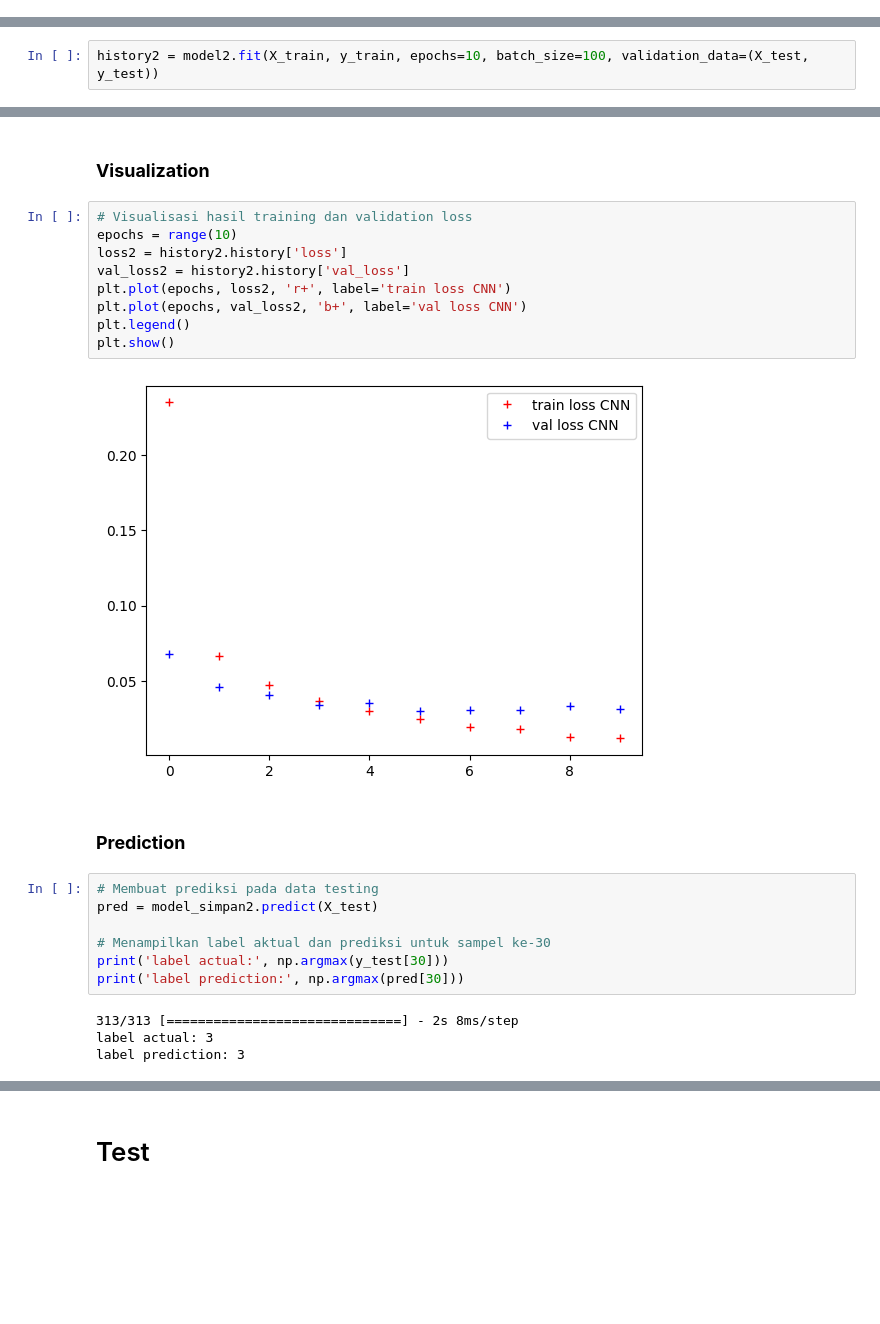
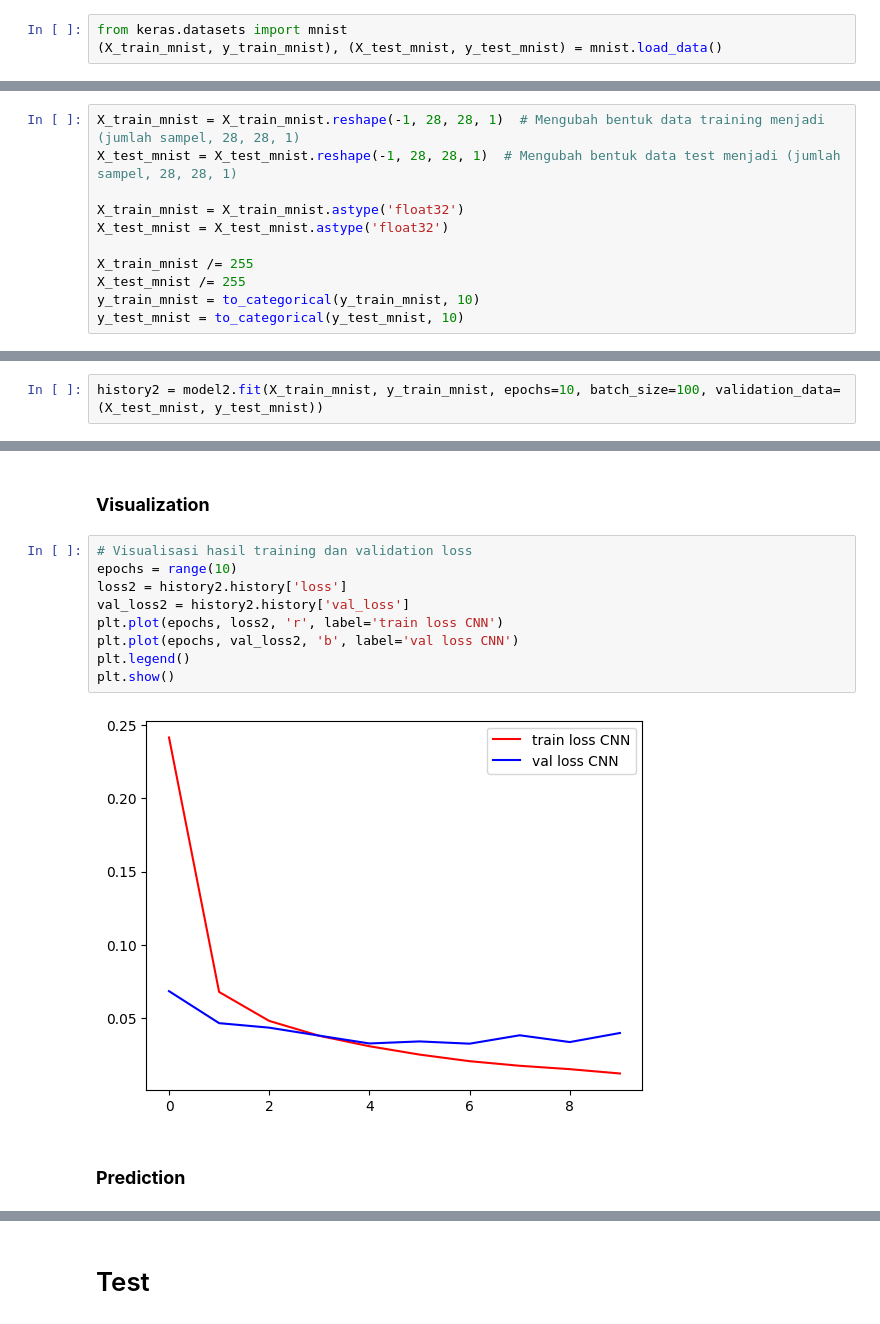
Before and after one commit to HaikalSyafie/Portofolio, a Jupyter notebook: MNIST/DeepLearning.ipynb, the cells around one changed output, grey strips where cells are left out. Cells and saved outputs as stored; diff of their text form; blank space fills up the shorter version.

Commit message:
MNIST Update

```diff
--- a/MNIST/DeepLearning.ipynb
+++ b/MNIST/DeepLearning.ipynb
@@ -248,0 +241,3 @@ y_test = to_categorical(y_test, 10)
+# %%
+from keras.datasets import mnist
+(X_train_mnist, y_train_mnist), (X_test_mnist, y_test_mnist) = mnist.load_data()
@@ -249,3 +262,14 @@ y_test = to_categorical(y_test, 10)
+# %%
+X_train_mnist = X_train_mnist.reshape(-1, 28, 28, 1)  # Mengubah bentuk data training menjadi (jumlah sampel, 28, 28, 1)
+X_test_mnist = X_test_mnist.reshape(-1, 28, 28, 1)  # Mengubah bentuk data test menjadi (jumlah sampel, 28, 28, 1)
+
+X_train_mnist = X_train_mnist.astype('float32')
+X_test_mnist = X_test_mnist.astype('float32')
+
+X_train_mnist /= 255
+X_test_mnist /= 255
+y_train_mnist = to_categorical(y_train_mnist, 10)
+y_test_mnist = to_categorical(y_test_mnist, 10)
 # %% [markdown]
 ### **Define and Compile Model**
 # %%
@@ -409,6 +428,6 @@ _________________________________________________________________
 # %% [markdown]
 ### **Fit Model**
 # %%
-history2 = model2.fit(X_train, y_train, epochs=10, batch_size=100, validation_data=(X_test, y_test))
+history2 = model2.fit(X_train_mnist, y_train_mnist, epochs=10, batch_size=100, validation_data=(X_test_mnist, y_test_mnist))
 # %% [output]
 Epoch 1/10
@@ -450,24 +469,13 @@ model_simpan2 = load_model('my_model2.keras')
 # %%
 # Visualisasi hasil training dan validation loss
 epochs = range(10)
 loss2 = history2.history['loss']
 val_loss2 = history2.history['val_loss']
-plt.plot(epochs, loss2, 'r+', label='train loss CNN')
-plt.plot(epochs, val_loss2, 'b+', label='val loss CNN')
+plt.plot(epochs, loss2, 'r', label='train loss CNN')
+plt.plot(epochs, val_loss2, 'b', label='val loss CNN')
 plt.legend()
 plt.show()
 # %% [output]
-[figure, old version]
+[figure, new version]
 # %% [markdown]
 ### **Prediction**
-# %%
-# Membuat prediksi pada data testing
-pred = model_simpan2.predict(X_test)
-
-# Menampilkan label aktual dan prediksi untuk sampel ke-30
-print('label actual:', np.argmax(y_test[30]))
-print('label prediction:', np.argmax(pred[30]))
-# %% [output]
-313/313 [==============================] - 2s 8ms/step
-label actual: 3
-label prediction: 3
```
Also changed, not shown: parts of 36 cells of this notebook, 4 other files.
